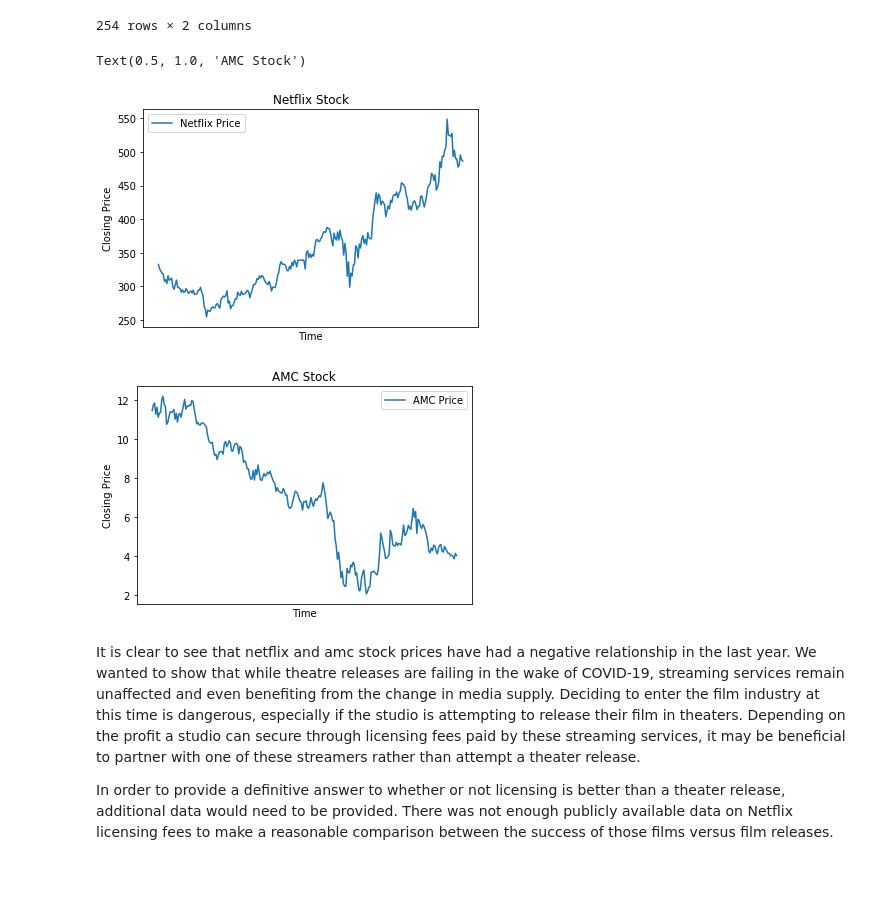
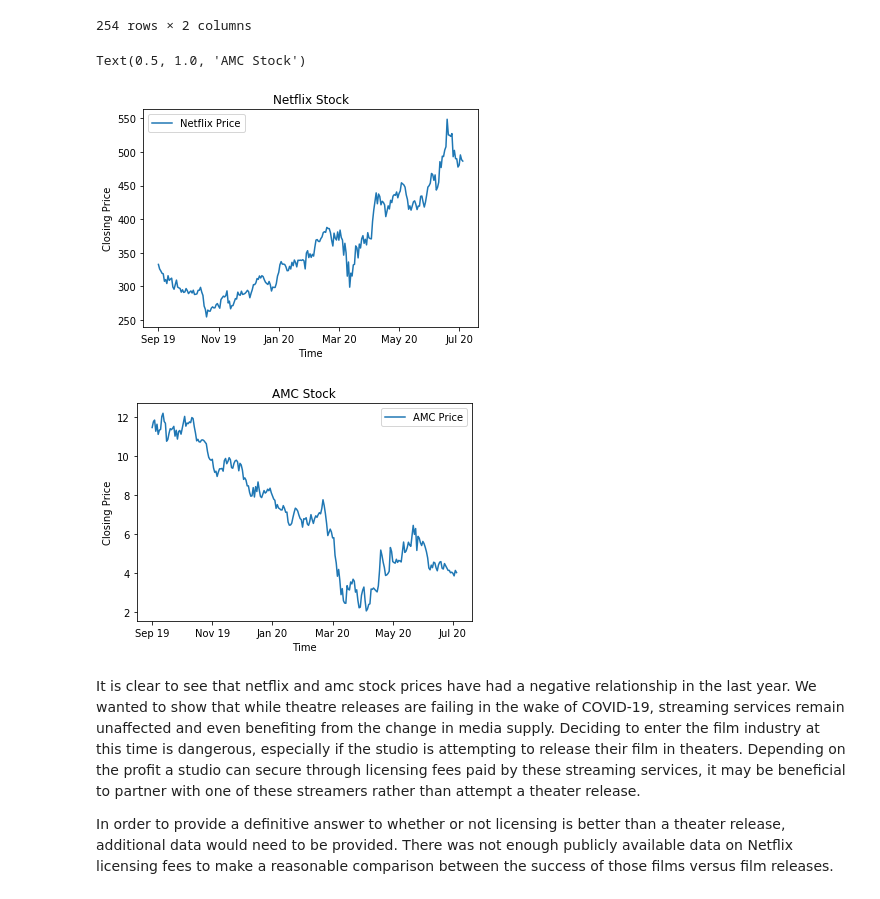
Before and after one commit to RMcAr/dsc-mod-1-project-v2-1-onl01-dtsc-ft-070620, a Jupyter notebook: Ryan McArthur, Mod 1 FINAL .ipynb, the cells around one changed output. Saved outputs shown, nothing was run; the diff lists cells and outputs as text; code cells hidden in the pictures.

```diff
--- a/Ryan McArthur, Mod 1 FINAL .ipynb
+++ b/Ryan McArthur, Mod 1 FINAL .ipynb
@@ -336,20 +336,22 @@ netflix_close = pd.concat([netflix['Date'], netflix['Close']], axis = 1)
 # %%
 netflix_close = netflix_close.rename(columns = {'Close' : 'Netflix Price'})
 # %%
+ticks = ['Jul 19','Sep 19','Nov 19','Jan 20','Mar 20','May 20','Jul 20']
+
 ax = netflix_close.plot(x = 'Date')
 ax.set_xlabel('Time')
-ax.set_xticks([])
+ax.set_xticklabels(ticks)
 ax.set_ylabel('Closing Price')
 ax1 = amc_close.plot(x = 'Date')
 ax1.set_xlabel('Time')
-ax1.set_xticks([])
+ax1.set_xticklabels(ticks)
 ax1.set_ylabel('Closing Price')
 ax.set_title('Netflix Stock')
 ax1.set_title('AMC Stock')
 # %% [output]
 Text(0.5, 1.0, 'AMC Stock')
-[figure, old version]
+[figure, new version]
-[figure, old version]
+[figure, new version]
 # %% [markdown]
 It is clear to see that netflix and amc stock prices have had a negative relationship in the last year. We wanted to show that while theatre releases are failing in the wake of COVID-19, streaming services remain unaffected and even benefiting from the change in media supply.
 Deciding to enter the film industry at this time is dangerous, especially if the studio is attempting to release their film in theaters.
```
Also changed, not shown: parts of 10 cells of this notebook, 1 other file.
